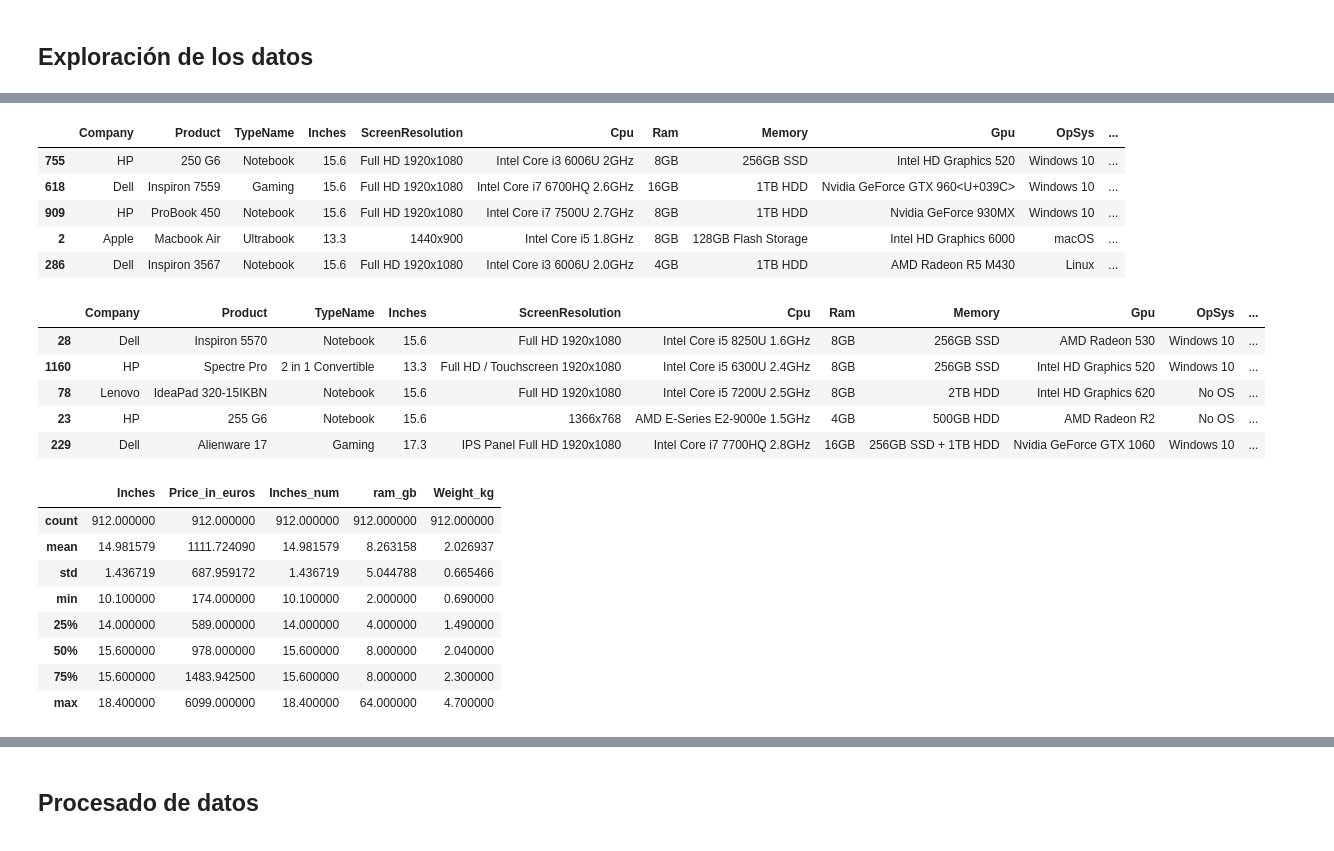
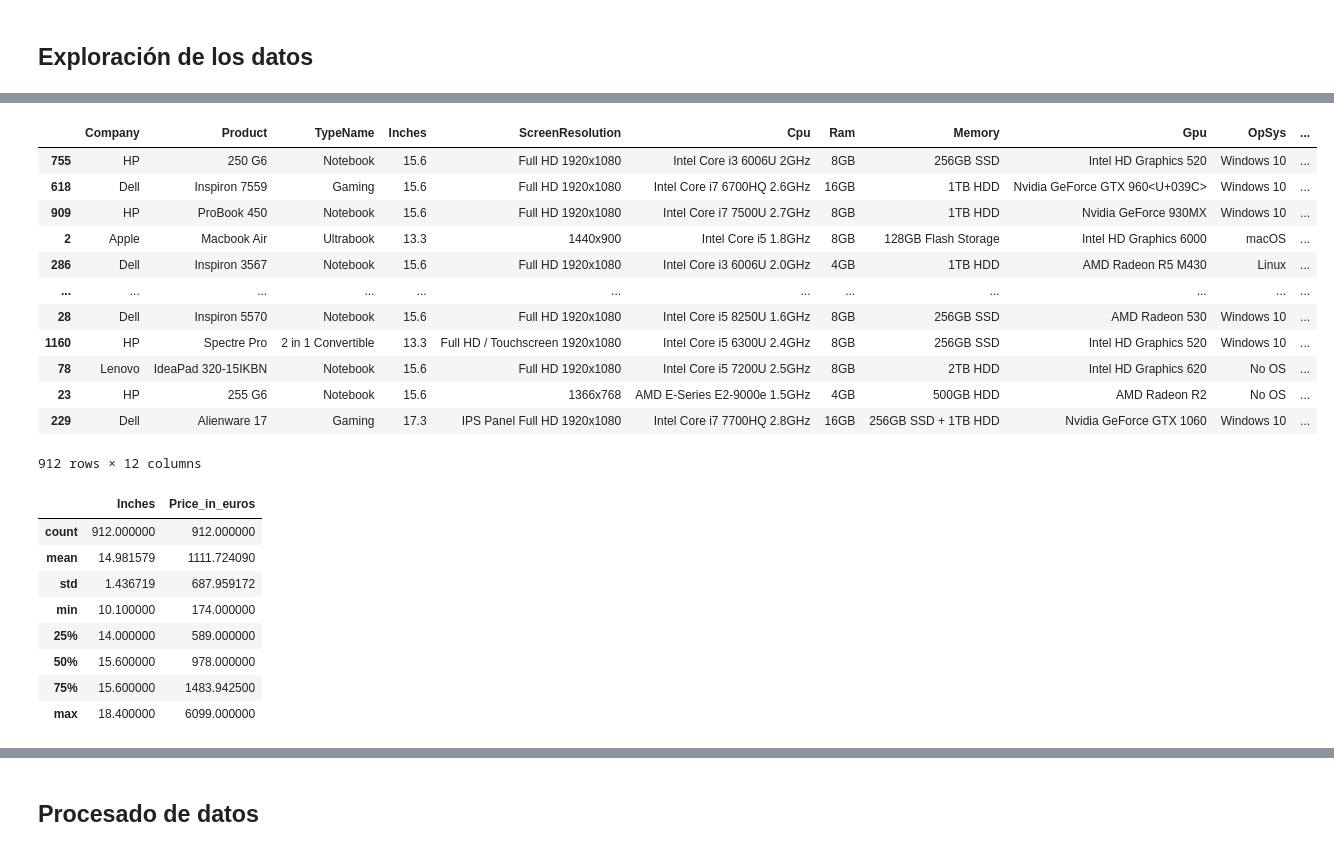
Before and after one commit to rafaneda7/ONLINE_DS_THEBRIDGE_RAFAELNEDA, a Jupyter notebook: Masterclass/Kaggle/Kaggle_submission.ipynb, the cells around one changed output, grey strips where cells are left out. Saved outputs shown, nothing was run; the diff lists cells and outputs as text; code cells hidden in the pictures.

```diff
--- a/Masterclass/Kaggle/Kaggle_submission.ipynb
+++ b/Masterclass/Kaggle/Kaggle_submission.ipynb
@@ -23,5 +47,6 @@ import urllib.request
 ## Datos
 # %%
 # Para que funcione necesitas bajarte los archivos de datos de Kaggle
-df = pd.read_csv("./data/train.csv", index_col="laptop_ID")
+df = pd.read_csv("./src/data/train.csv", index_col="laptop_ID")
 df.index.name = None
+df.head()
@@ -49,37 +81,31 @@ Data columns (total 12 columns):
  11  Price_in_euros    912 non-null    float64
 dtypes: float64(2), object(10)
 memory usage: 92.6+ KB
-# %%
-df["Inches_num"] = df["Inches"]
-df["ram_gb"] = df["Ram"].str.replace("GB", "").astype(int)
-df["Weight_kg"] = df["Weight"].str.replace("kg", "").astype(float)
 # %%
-df.head()
+df
 # %% [output]
 |  | Company | Product | TypeName | Inches | ScreenResolution | Cpu | Ram | Memory | Gpu | OpSys | ... |
 | 755 | HP | 250 G6 | Notebook | 15.6 | Full HD 1920x1080 | Intel Core i3 6006U 2GHz | 8GB | 256GB SSD | Intel HD Graphics 520 | Windows 10 | ... |
 | 618 | Dell | Inspiron 7559 | Gaming | 15.6 | Full HD 1920x1080 | Intel Core i7 6700HQ 2.6GHz | 16GB | 1TB HDD | Nvidia GeForce GTX 960<U+039C> | Windows 10 | ... |
 | 909 | HP | ProBook 450 | Notebook | 15.6 | Full HD 1920x1080 | Intel Core i7 7500U 2.7GHz | 8GB | 1TB HDD | Nvidia GeForce 930MX | Windows 10 | ... |
 | 2 | Apple | Macbook Air | Ultrabook | 13.3 | 1440x900 | Intel Core i5 1.8GHz | 8GB | 128GB Flash Storage | Intel HD Graphics 6000 | macOS | ... |
 | 286 | Dell | Inspiron 3567 | Notebook | 15.6 | Full HD 1920x1080 | Intel Core i3 6006U 2.0GHz | 4GB | 1TB HDD | AMD Radeon R5 M430 | Linux | ... |
+| ... | ... | ... | ... | ... | ... | ... | ... | ... | ... | ... | ... |
+| 28 | Dell | Inspiron 5570 | Notebook | 15.6 | Full HD 1920x1080 | Intel Core i5 8250U 1.6GHz | 8GB | 256GB SSD | AMD Radeon 530 | Windows 10 | ... |
+| 1160 | HP | Spectre Pro | 2 in 1 Convertible | 13.3 | Full HD / Touchscreen 1920x1080 | Intel Core i5 6300U 2.4GHz | 8GB | 256GB SSD | Intel HD Graphics 520 | Windows 10 | ... |
+| 78 | Lenovo | IdeaPad 320-15IKBN | Notebook | 15.6 | Full HD 1920x1080 | Intel Core i5 7200U 2.5GHz | 8GB | 2TB HDD | Intel HD Graphics 620 | No OS | ... |
+| 23 | HP | 255 G6 | Notebook | 15.6 | 1366x768 | AMD E-Series E2-9000e 1.5GHz | 4GB | 500GB HDD | AMD Radeon R2 | No OS | ... |
+| 229 | Dell | Alienware 17 | Gaming | 17.3 | IPS Panel Full HD 1920x1080 | Intel Core i7 7700HQ 2.8GHz | 16GB | 256GB SSD + 1TB HDD | Nvidia GeForce GTX 1060 | Windows 10 | ... |
+912 rows × 12 columns
-# %%
-df.tail()
-# %% [output]
-|  | Company | Product | TypeName | Inches | ScreenResolution | Cpu | Ram | Memory | Gpu | OpSys | ... |
-| 28 | Dell | Inspiron 5570 | Notebook | 15.6 | Full HD 1920x1080 | Intel Core i5 8250U 1.6GHz | 8GB | 256GB SSD | AMD Radeon 530 | Windows 10 | ... |
-| 1160 | HP | Spectre Pro | 2 in 1 Convertible | 13.3 | Full HD / Touchscreen 1920x1080 | Intel Core i5 6300U 2.4GHz | 8GB | 256GB SSD | Intel HD Graphics 520 | Windows 10 | ... |
-| 78 | Lenovo | IdeaPad 320-15IKBN | Notebook | 15.6 | Full HD 1920x1080 | Intel Core i5 7200U 2.5GHz | 8GB | 2TB HDD | Intel HD Graphics 620 | No OS | ... |
-| 23 | HP | 255 G6 | Notebook | 15.6 | 1366x768 | AMD E-Series E2-9000e 1.5GHz | 4GB | 500GB HDD | AMD Radeon R2 | No OS | ... |
-| 229 | Dell | Alienware 17 | Gaming | 17.3 | IPS Panel Full HD 1920x1080 | Intel Core i7 7700HQ 2.8GHz | 16GB | 256GB SSD + 1TB HDD | Nvidia GeForce GTX 1060 | Windows 10 | ... |
 # %%
 df.describe()
 # %% [output]
-|  | Inches | Price_in_euros | Inches_num | ram_gb | Weight_kg |
-| count | 912.000000 | 912.000000 | 912.000000 | 912.000000 | 912.000000 |
-| mean | 14.981579 | 1111.724090 | 14.981579 | 8.263158 | 2.026937 |
-| std | 1.436719 | 687.959172 | 1.436719 | 5.044788 | 0.665466 |
-| min | 10.100000 | 174.000000 | 10.100000 | 2.000000 | 0.690000 |
-| 25% | 14.000000 | 589.000000 | 14.000000 | 4.000000 | 1.490000 |
-| 50% | 15.600000 | 978.000000 | 15.600000 | 8.000000 | 2.040000 |
-| 75% | 15.600000 | 1483.942500 | 15.600000 | 8.000000 | 2.300000 |
-| max | 18.400000 | 6099.000000 | 18.400000 | 64.000000 | 4.700000 |
+|  | Inches | Price_in_euros |
+| count | 912.000000 | 912.000000 |
+| mean | 14.981579 | 1111.724090 |
+| std | 1.436719 | 687.959172 |
+| min | 10.100000 | 174.000000 |
+| 25% | 14.000000 | 589.000000 |
+| 50% | 15.600000 | 978.000000 |
+| 75% | 15.600000 | 1483.942500 |
+| max | 18.400000 | 6099.000000 |
```
Also changed, not shown: parts of 34 cells of this notebook, 10 other files.
